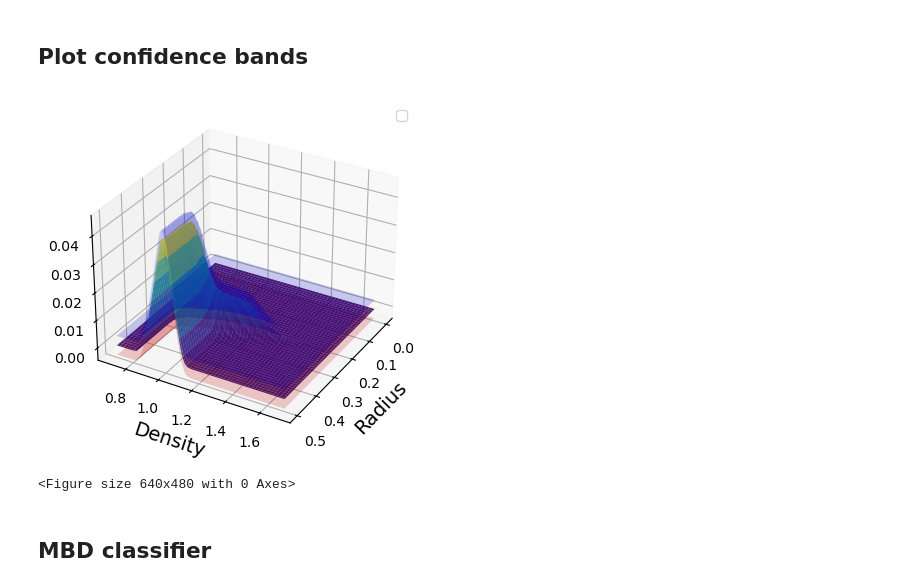
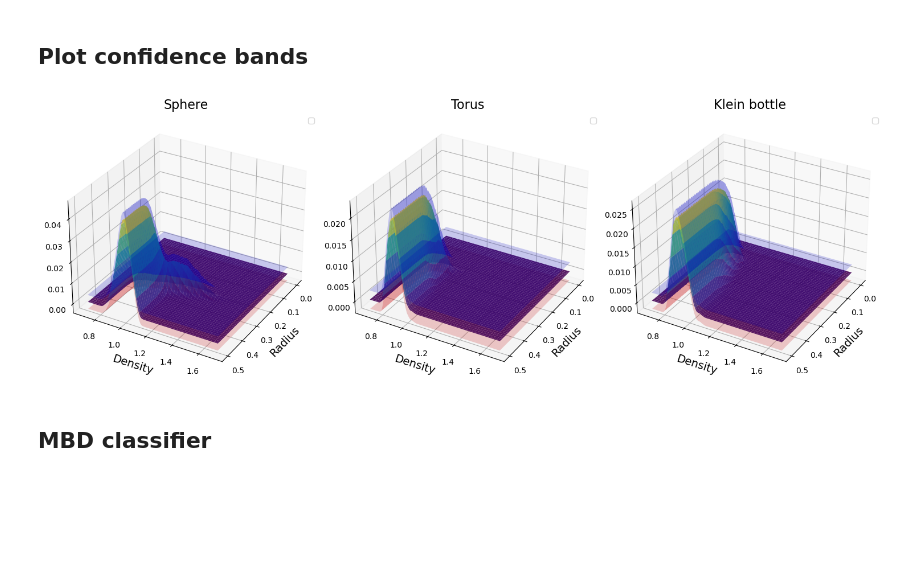
Before and after one commit to inesgare/bands-mph-landscapes, a Jupyter notebook: MBD_classifier.ipynb, the cells around one changed output. Saved outputs shown, nothing was run; the diff lists cells and outputs as text; code cells hidden in the pictures; blank space fills up the shorter version.

```diff
--- a/MBD_classifier.ipynb
+++ b/MBD_classifier.ipynb
@@ -59,22 +59,22 @@ for type in ['sphere', 'torus', 'klein']:
 # %%
 fig = plt.figure(figsize=(15, 5))
 for type in ['sphere', 'torus', 'Klein bottle']:
     if type == 'sphere':
         ax = fig.add_subplot(131, projection='3d')
         plot_confidence_band_multi(landscapes=multi_landscapes_sphere,box=box,ax=ax)
-        #ax.set_title("Sphere", fontsize = 16)
+        ax.set_title("Sphere", fontsize = 16)
     if type == 'torus':
         ax = fig.add_subplot(132, projection='3d')
         plot_confidence_band_multi(landscapes=multi_landscapes_torus,box=box,ax=ax)
-        #ax.set_title("Torus", fontsize = 16)
+        ax.set_title("Torus", fontsize = 16)
     if type == 'Klein bottle':
         ax = fig.add_subplot(133, projection='3d')
         plot_confidence_band_multi(landscapes=multi_landscapes_klein,box=box,ax=ax)
-        #ax.set_title("Klein bottle", fontsize = 16)
+        ax.set_title("Klein bottle", fontsize = 16)
 plt.tight_layout()
+plt.show()
 # %% [output]
-[figure, old version]
+[figure, new version]
-<Figure size 640x480 with 0 Axes>
 # %% [markdown]
 ## MBD classifier
 # %%
```
Also changed, not shown: 2 other files.
